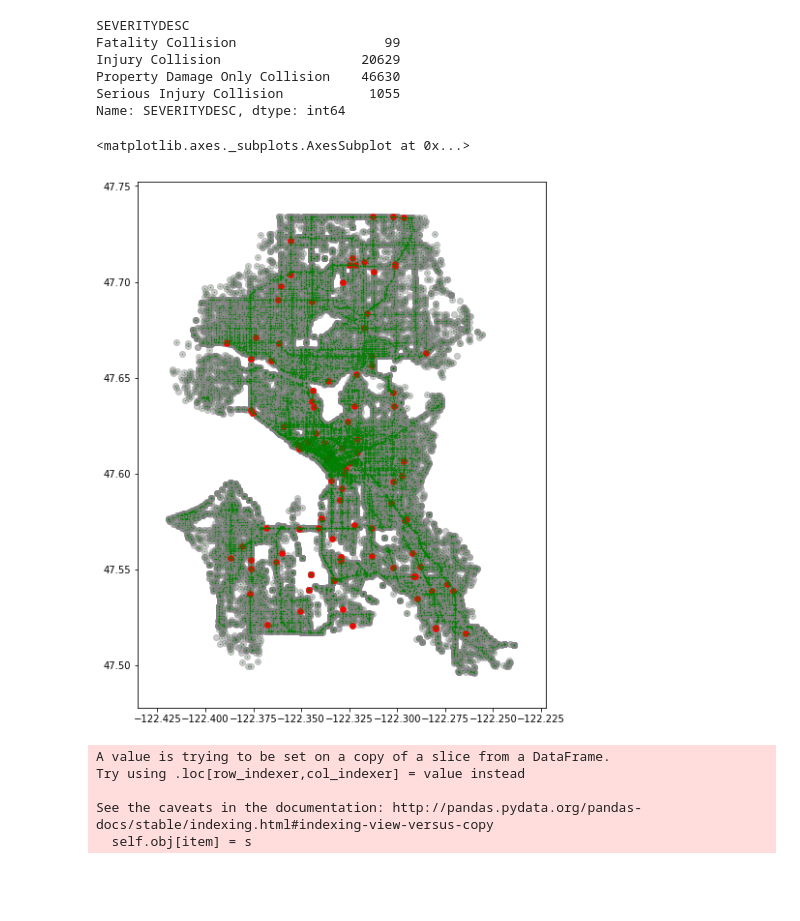
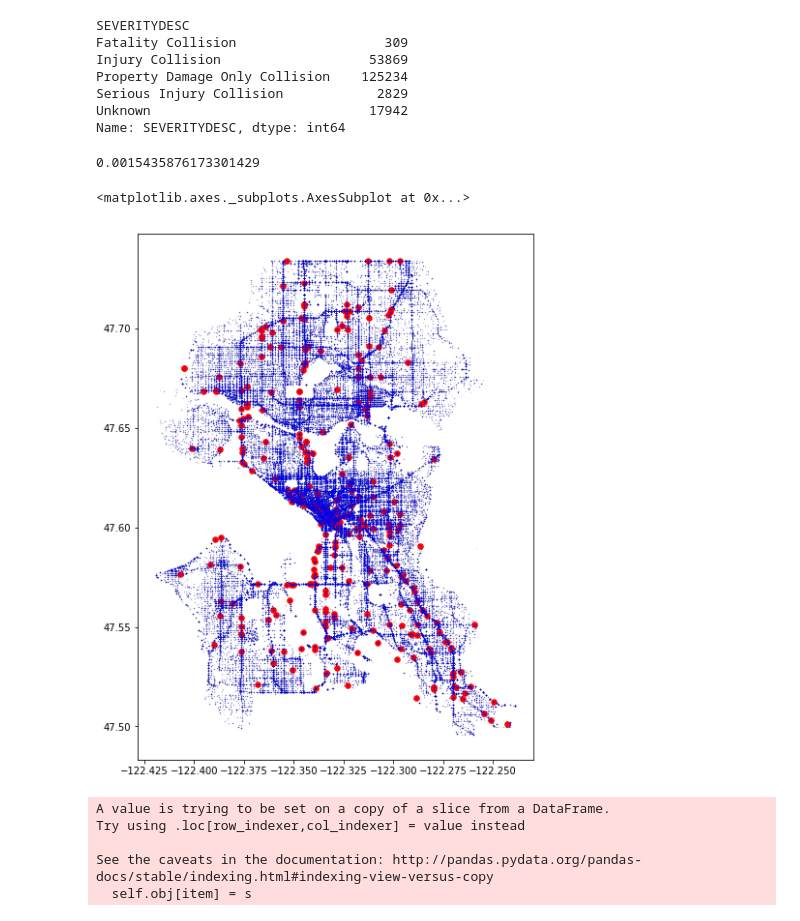
Before and after one commit to gsaidov/capstone, a Jupyter notebook: eda.ipynb, the cells around one changed output. Drawn from its saved outputs; the diff is of its cells as text; code cells hidden in the pictures; blank space fills up the shorter version.

```diff
--- a/eda.ipynb
+++ b/eda.ipynb
@@ -11,3 +11,5 @@ from sklearn.metrics import confusion_matrix
 from sklearn.metrics import classification_report
 from sklearn.metrics import roc_curve, auc
 import timeit
+# %%
+df = pd.read_pickle('data/accident.pickle')
@@ -26,20 +48,25 @@ acc.groupby('SEVERITYDESC')['SEVERITYDESC'].count().plot(kind= 'bar')
 # %%
-acc.groupby('SEVERITYDESC')['SEVERITYDESC'].count()
+df.groupby('SEVERITYDESC')['SEVERITYDESC'].count()
 # %% [output]
 SEVERITYDESC
-Fatality Collision                   99
-Injury Collision                  20629
-Property Damage Only Collision    46630
-Serious Injury Collision           1055
+Fatality Collision                   309
+Injury Collision                   53869
+Property Damage Only Collision    125234
+Serious Injury Collision            2829
+Unknown                            17942
 Name: SEVERITYDESC, dtype: int64
+# %%
+309/200183 #+ 53869 + 125234 + 2829 + 17942
+# %% [output]
+0.0015435876173301429
 # %%
 fig, ax = plt.subplots(figsize = (8, 10))
-acc.plot(ax = ax, alpha = 0.4, color = 'grey')
-acc[acc['SEVERITYDESC']=='Fatality Collision'].plot(ax = ax, markersize =30, color = 'red', marker = 'o', label = 'Collision')
-acc[acc['SEVERITYDESC']=='Property Damage Only Collision'].plot(ax = ax, markersize = .1, color = 'green', marker = 'o')
+df.plot(ax = ax, alpha = 0.4, color = 'grey', markersize = 0.1)
+df[df['SEVERITYDESC']=='Fatality Collision'].plot(ax = ax, markersize =30, color = 'red', marker = 'o', label = 'Collision')
+df[df['SEVERITYDESC']=='Property Damage Only Collision'].plot(ax = ax, markersize = .01, color = 'blue', marker = 'o')
 # %% [output]
 <matplotlib.axes._subplots.AxesSubplot at 0x...>
-[figure, old version]
+[figure, new version]
 # %%
 label = LabelEncoder()
 label.fit(acc['SEVERITYDESC'])
```
Also changed, not shown: parts of 9 cells of this notebook.
